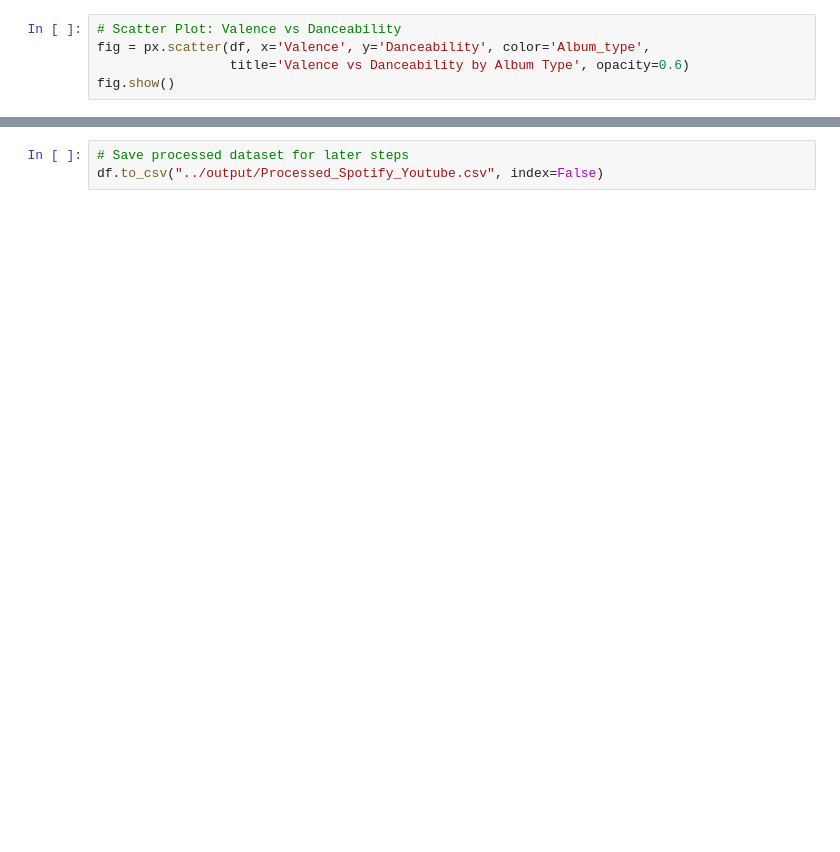
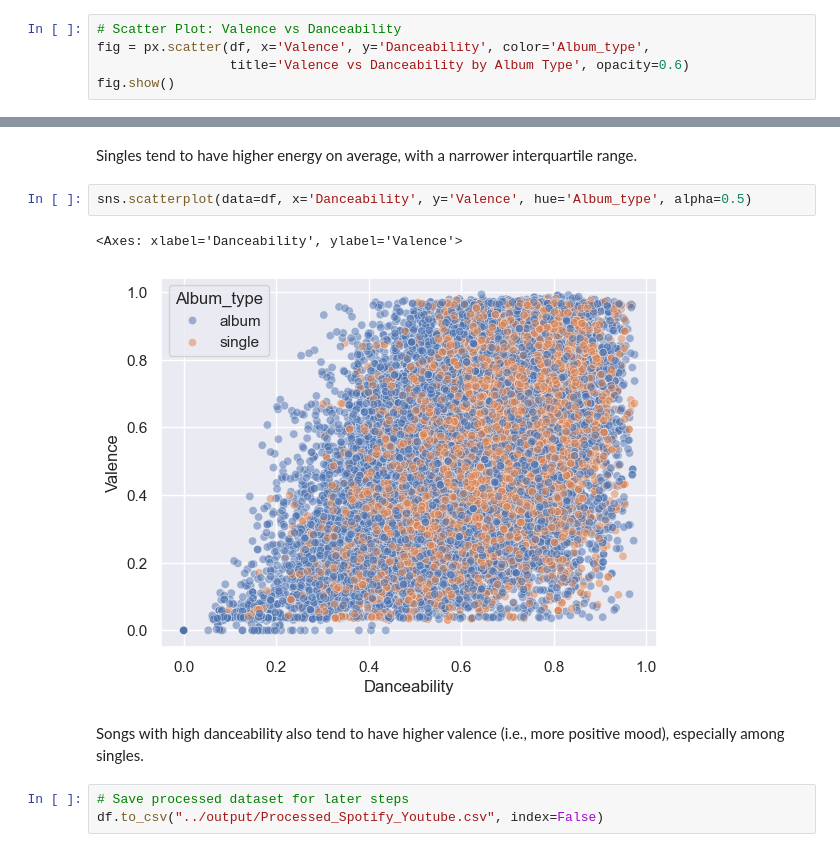
Before and after one commit to itsjonatan/ML_HW2_Spotify, a Jupyter notebook: notebooks/A_exploration.ipynb, the cells around one changed output, grey strips where cells are left out. Drawn from its saved outputs; the diff is of its cells as text; blank space fills up the shorter version.

```diff
--- a/notebooks/A_exploration.ipynb
+++ b/notebooks/A_exploration.ipynb
@@ -74,3 +120,12 @@ plt.show()
+# %% [markdown]
+Singles tend to have higher energy on average, with a narrower interquartile range.
+# %%
+sns.scatterplot(data=df, x='Danceability', y='Valence', hue='Album_type', alpha=0.5)
+# %% [output]
+<Axes: xlabel='Danceability', ylabel='Valence'>
+[figure, added]
+# %% [markdown]
+Songs with high danceability also tend to have higher valence (i.e., more positive mood), especially among singles.
 # %%
 # Save processed dataset for later steps
 df.to_csv("../output/Processed_Spotify_Youtube.csv", index=False)
```
Also changed, not shown: parts of 8 cells of this notebook.
